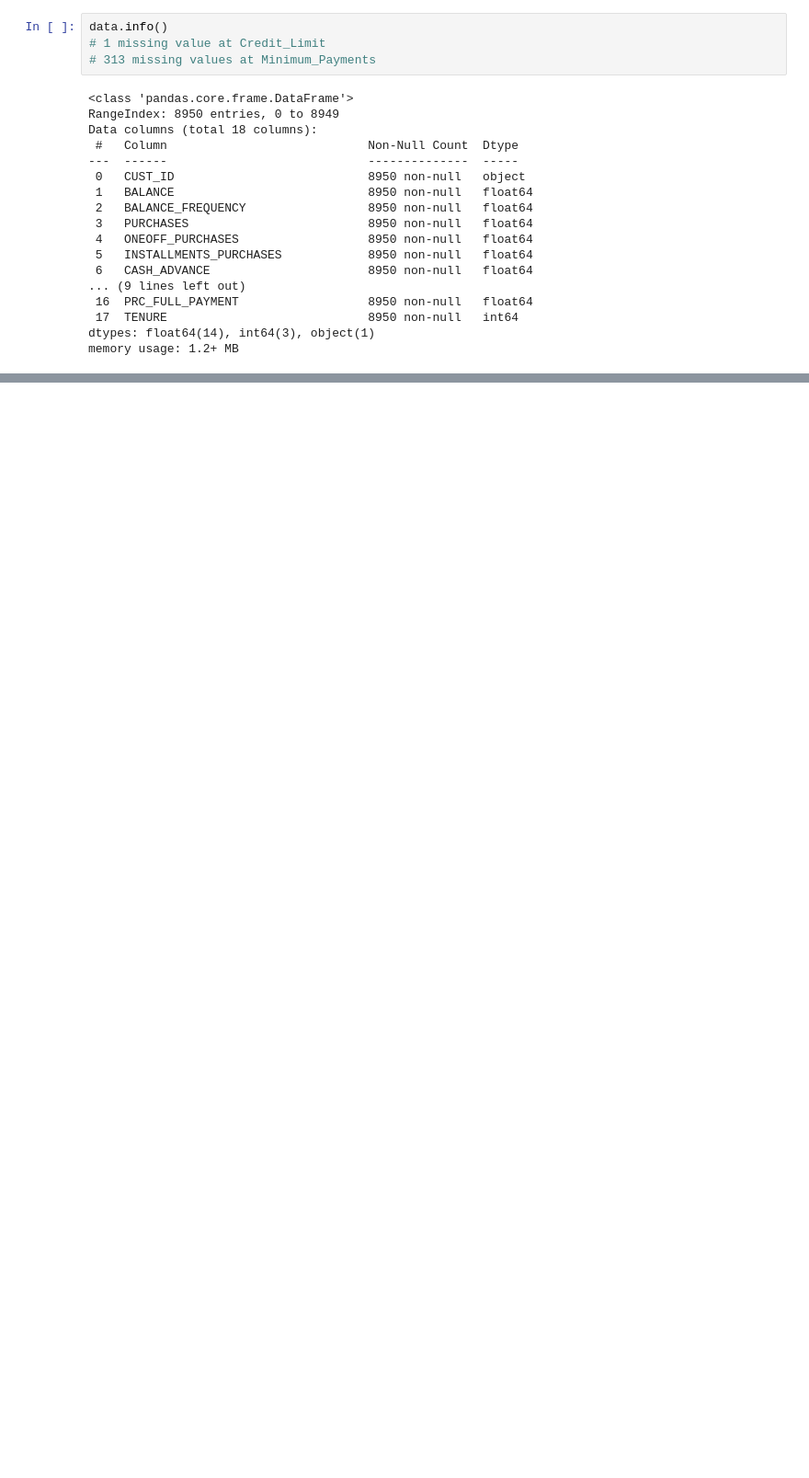
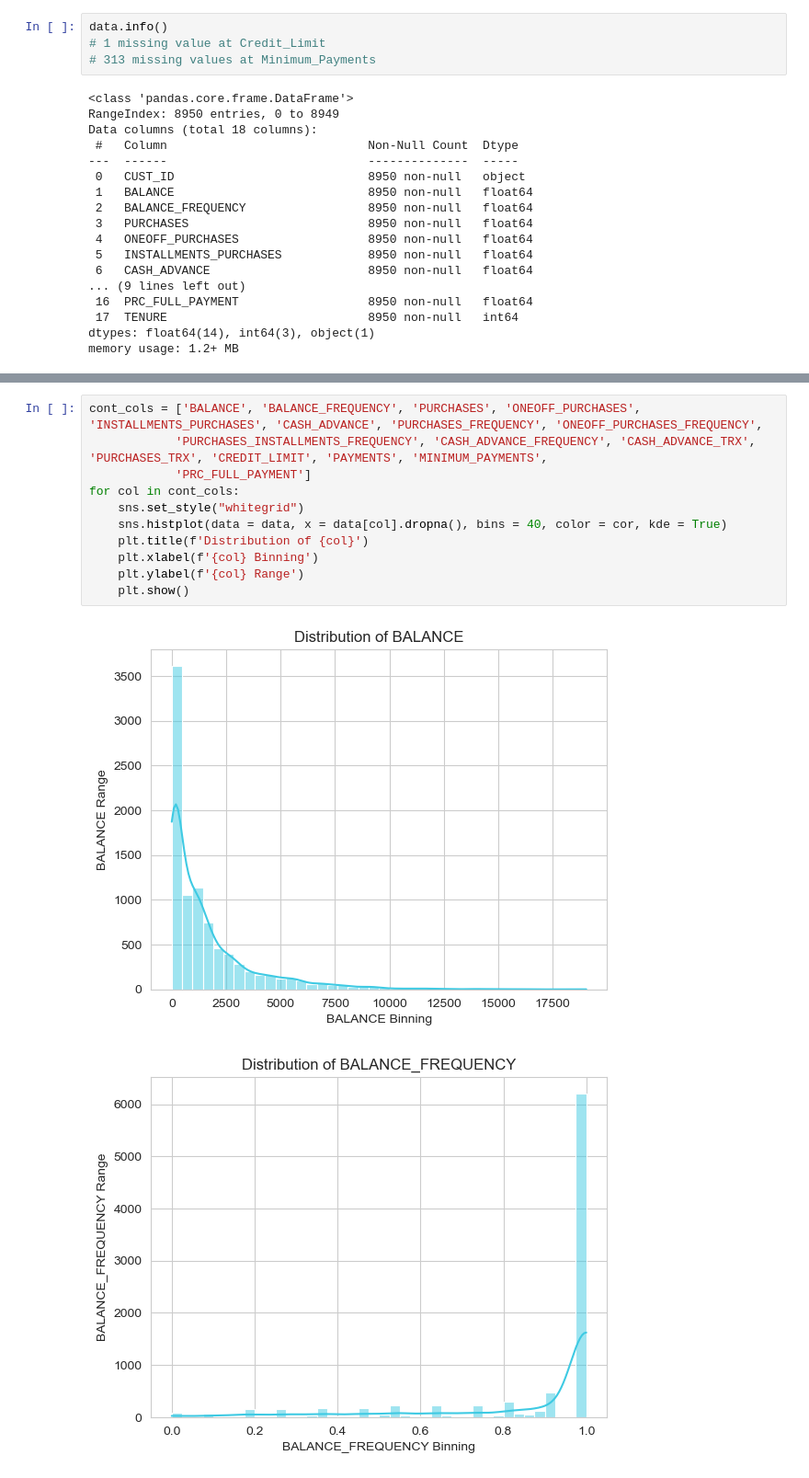
Before and after one commit to inesbchainho/ML_unsupervized_learning_26, a Jupyter notebook: Main_Notebook.ipynb, the cells around one changed output, grey strips where cells are left out. Shown at 92% size. Cells and saved outputs as stored; diff of their text form; blank space fills up the shorter version.

```diff
--- a/Main_Notebook.ipynb
+++ b/Main_Notebook.ipynb
@@ -84,0 +108,14 @@ rows_with_nulls.head(10)
+# %%
+cont_cols = ['BALANCE', 'BALANCE_FREQUENCY', 'PURCHASES', 'ONEOFF_PURCHASES', 'INSTALLMENTS_PURCHASES', 'CASH_ADVANCE', 'PURCHASES_FREQUENCY', 'ONEOFF_PURCHASES_FREQUENCY',
+            'PURCHASES_INSTALLMENTS_FREQUENCY', 'CASH_ADVANCE_FREQUENCY', 'CASH_ADVANCE_TRX', 'PURCHASES_TRX', 'CREDIT_LIMIT', 'PAYMENTS', 'MINIMUM_PAYMENTS',
+            'PRC_FULL_PAYMENT']
+for col in cont_cols:
+    sns.set_style("whitegrid")
+    sns.histplot(data = data, x = data[col].dropna(), bins = 40, color = cor, kde = True)
+    plt.title(f'Distribution of {col}')
+    plt.xlabel(f'{col} Binning')
+    plt.ylabel(f'{col} Range')
+    plt.show()
+# %% [output]
+[figure, added]
+[figure, added]
```
Also changed, not shown: parts of 11 cells of this notebook, 1 other file.
